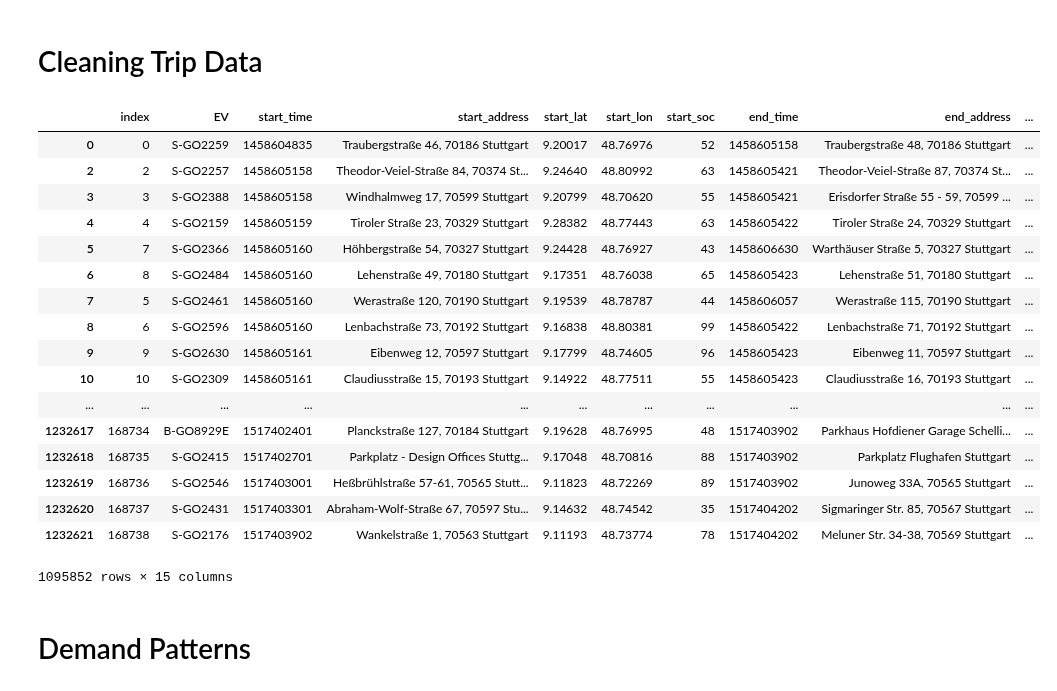
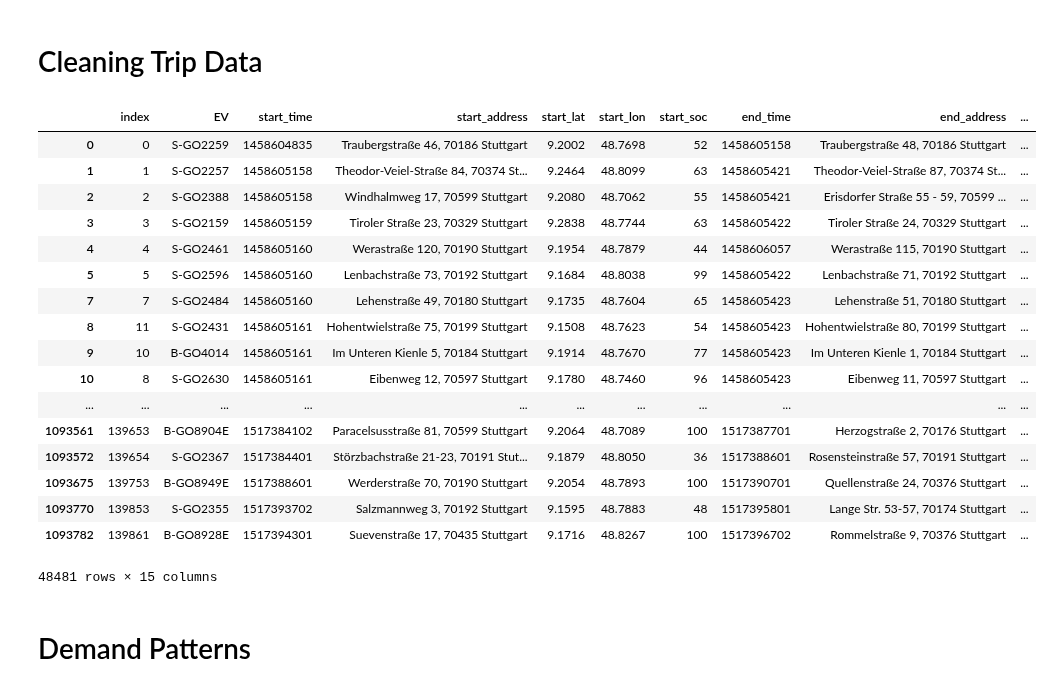
Before and after one commit to indyfree/FleetSim, a Jupyter notebook: notebooks/02-Car2Go.ipynb, the cells around one changed output. Cells and saved outputs as stored; diff of their text form; code cells hidden in the pictures.

```diff
--- a/notebooks/02-Car2Go.ipynb
+++ b/notebooks/02-Car2Go.ipynb
@@ -22,25 +22,25 @@ from vppsim.data import load_car2go_demand
 # %%
 trips = pd.read_pickle("../data/processed/trips_big.pkl")
 # %%
-trips[trips['trip_distance'].notna()]
+trips[trips['trip_distance'] == 0]
 # %% [output]
 |  | index | EV | start_time | start_address | start_lat | start_lon | start_soc | end_time | end_address | ... |
-| 0 | 0 | S-GO2259 | 1458604835 | Traubergstraße 46, 70186 Stuttgart | 9.20017 | 48.76976 | 52 | 1458605158 | Traubergstraße 48, 70186 Stuttgart | ... |
-| 2 | 2 | S-GO2257 | 1458605158 | Theodor-Veiel-Straße 84, 70374 St... | 9.24640 | 48.80992 | 63 | 1458605421 | Theodor-Veiel-Straße 87, 70374 St... | ... |
-| 3 | 3 | S-GO2388 | 1458605158 | Windhalmweg 17, 70599 Stuttgart | 9.20799 | 48.70620 | 55 | 1458605421 | Erisdorfer Straße 55 - 59, 70599 ... | ... |
-| 4 | 4 | S-GO2159 | 1458605159 | Tiroler Straße 23, 70329 Stuttgart | 9.28382 | 48.77443 | 63 | 1458605422 | Tiroler Straße 24, 70329 Stuttgart | ... |
-| 5 | 7 | S-GO2366 | 1458605160 | Höhbergstraße 54, 70327 Stuttgart | 9.24428 | 48.76927 | 43 | 1458606630 | Warthäuser Straße 5, 70327 Stuttgart | ... |
-| 6 | 8 | S-GO2484 | 1458605160 | Lehenstraße 49, 70180 Stuttgart | 9.17351 | 48.76038 | 65 | 1458605423 | Lehenstraße 51, 70180 Stuttgart | ... |
-| 7 | 5 | S-GO2461 | 1458605160 | Werastraße 120, 70190 Stuttgart | 9.19539 | 48.78787 | 44 | 1458606057 | Werastraße 115, 70190 Stuttgart | ... |
-| 8 | 6 | S-GO2596 | 1458605160 | Lenbachstraße 73, 70192 Stuttgart | 9.16838 | 48.80381 | 99 | 1458605422 | Lenbachstraße 71, 70192 Stuttgart | ... |
-| 9 | 9 | S-GO2630 | 1458605161 | Eibenweg 12, 70597 Stuttgart | 9.17799 | 48.74605 | 96 | 1458605423 | Eibenweg 11, 70597 Stuttgart | ... |
-| 10 | 10 | S-GO2309 | 1458605161 | Claudiusstraße 15, 70193 Stuttgart | 9.14922 | 48.77511 | 55 | 1458605423 | Claudiusstraße 16, 70193 Stuttgart | ... |
+| 0 | 0 | S-GO2259 | 1458604835 | Traubergstraße 46, 70186 Stuttgart | 9.2002 | 48.7698 | 52 | 1458605158 | Traubergstraße 48, 70186 Stuttgart | ... |
+| 1 | 1 | S-GO2257 | 1458605158 | Theodor-Veiel-Straße 84, 70374 St... | 9.2464 | 48.8099 | 63 | 1458605421 | Theodor-Veiel-Straße 87, 70374 St... | ... |
+| 2 | 2 | S-GO2388 | 1458605158 | Windhalmweg 17, 70599 Stuttgart | 9.2080 | 48.7062 | 55 | 1458605421 | Erisdorfer Straße 55 - 59, 70599 ... | ... |
+| 3 | 3 | S-GO2159 | 1458605159 | Tiroler Straße 23, 70329 Stuttgart | 9.2838 | 48.7744 | 63 | 1458605422 | Tiroler Straße 24, 70329 Stuttgart | ... |
+| 4 | 4 | S-GO2461 | 1458605160 | Werastraße 120, 70190 Stuttgart | 9.1954 | 48.7879 | 44 | 1458606057 | Werastraße 115, 70190 Stuttgart | ... |
+| 5 | 5 | S-GO2596 | 1458605160 | Lenbachstraße 73, 70192 Stuttgart | 9.1684 | 48.8038 | 99 | 1458605422 | Lenbachstraße 71, 70192 Stuttgart | ... |
+| 7 | 7 | S-GO2484 | 1458605160 | Lehenstraße 49, 70180 Stuttgart | 9.1735 | 48.7604 | 65 | 1458605423 | Lehenstraße 51, 70180 Stuttgart | ... |
+| 8 | 11 | S-GO2431 | 1458605161 | Hohentwielstraße 75, 70199 Stuttgart | 9.1508 | 48.7623 | 54 | 1458605423 | Hohentwielstraße 80, 70199 Stuttgart | ... |
+| 9 | 10 | B-GO4014 | 1458605161 | Im Unteren Kienle 5, 70184 Stuttgart | 9.1914 | 48.7670 | 77 | 1458605423 | Im Unteren Kienle 1, 70184 Stuttgart | ... |
+| 10 | 8 | S-GO2630 | 1458605161 | Eibenweg 12, 70597 Stuttgart | 9.1780 | 48.7460 | 96 | 1458605423 | Eibenweg 11, 70597 Stuttgart | ... |
 | ... | ... | ... | ... | ... | ... | ... | ... | ... | ... | ... |
-| 1232617 | 168734 | B-GO8929E | 1517402401 | Planckstraße 127, 70184 Stuttgart | 9.19628 | 48.76995 | 48 | 1517403902 | Parkhaus Hofdiener Garage Schelli... | ... |
-| 1232618 | 168735 | S-GO2415 | 1517402701 | Parkplatz - Design Offices Stuttg... | 9.17048 | 48.70816 | 88 | 1517403902 | Parkplatz Flughafen Stuttgart | ... |
-| 1232619 | 168736 | S-GO2546 | 1517403001 | Heßbrühlstraße 57-61, 70565 Stutt... | 9.11823 | 48.72269 | 89 | 1517403902 | Junoweg 33A, 70565 Stuttgart | ... |
-| 1232620 | 168737 | S-GO2431 | 1517403301 | Abraham-Wolf-Straße 67, 70597 Stu... | 9.14632 | 48.74542 | 35 | 1517404202 | Sigmaringer Str. 85, 70567 Stuttgart | ... |
-| 1232621 | 168738 | S-GO2176 | 1517403902 | Wankelstraße 1, 70563 Stuttgart | 9.11193 | 48.73774 | 78 | 1517404202 | Meluner Str. 34-38, 70569 Stuttgart | ... |
+| 1093561 | 139653 | B-GO8904E | 1517384102 | Paracelsusstraße 81, 70599 Stuttgart | 9.2064 | 48.7089 | 100 | 1517387701 | Herzogstraße 2, 70176 Stuttgart | ... |
+| 1093572 | 139654 | S-GO2367 | 1517384401 | Störzbachstraße 21-23, 70191 Stut... | 9.1879 | 48.8050 | 36 | 1517388601 | Rosensteinstraße 57, 70191 Stuttgart | ... |
+| 1093675 | 139753 | B-GO8949E | 1517388601 | Werderstraße 70, 70190 Stuttgart | 9.2054 | 48.7893 | 100 | 1517390701 | Quellenstraße 24, 70376 Stuttgart | ... |
+| 1093770 | 139853 | S-GO2355 | 1517393702 | Salzmannweg 3, 70192 Stuttgart | 9.1595 | 48.7883 | 48 | 1517395801 | Lange Str. 53-57, 70174 Stuttgart | ... |
+| 1093782 | 139861 | B-GO8928E | 1517394301 | Suevenstraße 17, 70435 Stuttgart | 9.1716 | 48.8267 | 100 | 1517396702 | Rommelstraße 9, 70376 Stuttgart | ... |
-1095852 rows × 15 columns
+48481 rows × 15 columns
 # %% [markdown]
 # Demand Patterns
```
Also changed, not shown: parts of 8 cells of this notebook, 1 other file.
